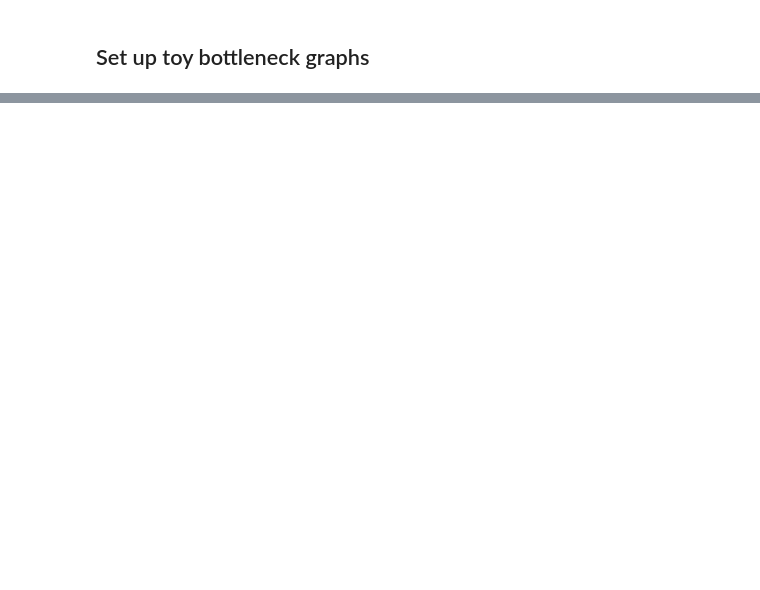
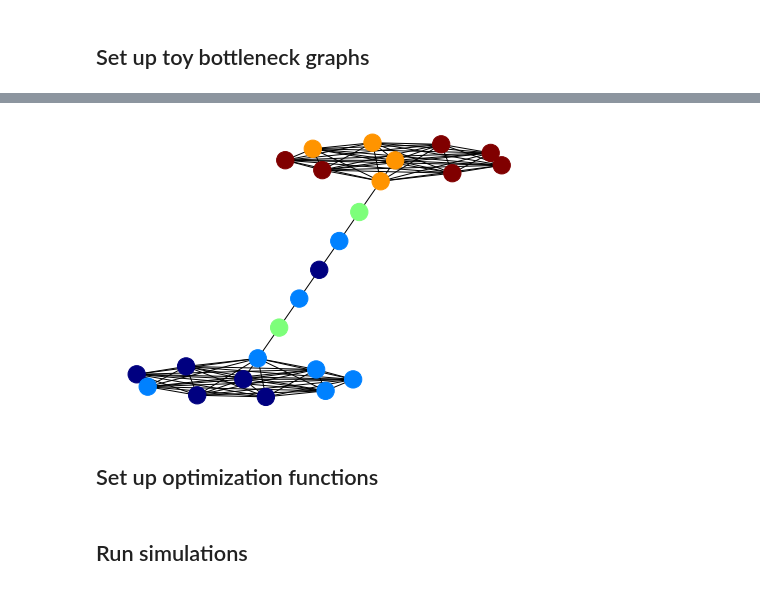
Before and after one commit to vrdi/shortbursts-gingles, a Jupyter notebook: toy_models/bottleneck.ipynb, the cells around one changed output, grey strips where cells are left out. Drawn from its saved outputs; the diff is of its cells as text; code cells hidden in the pictures; blank space fills up the shorter version.

```diff
--- a/toy_models/bottleneck.ipynb
+++ b/toy_models/bottleneck.ipynb
@@ -12,25 +12,3 @@ from itertools import product
 import networkx as nx
 # %% [markdown]
 ## Set up toy bottleneck graphs
-# %%
-## returns a bottle neck graph with two complete graphs (one positive scoring
-## and one negative scoring) connected by a path graph which scores highest on the endpoints and lowest in the center.
-def bottle_neck_graph(k_size, p_size, score="w"):
-    pos = nx.complete_graph(k_size)
-    neg = nx.complete_graph(k_size)
-    path = nx.path_graph(p_size)
-
-    ## Set up weights on subgraphs
-    for n in pos.nodes():
-        pos.node[n][score] = random.uniform(0,10)
-    for n in neg.nodes():
-        neg.node[n][score] = random.uniform(-10,0)
-
-    path_len = len(path.nodes)
-    for n in range(int(np.ceil(path_len / 2))):
-        path.node[n][score] = path.node[path_len-n-1][score] = -n
-
-    ## merge graphs and add edges from path
-    G = nx.disjoint_union_all([pos, path, neg])
-    G.add_edges_from([(k_size-1,k_size), (k_size+p_size-1,k_size+p_size)])
-    return G
@@ -367,0 +115,8 @@ vsb40 = [variable_short_bursts(H_prime, iters, "w", start, stuck_buffer=40) for
+# %%
+G = bottle_neck_graph(10,5)
+nx.draw_kamada_kawai(G, node_color=[G.nodes[n]["w"] for n in G.nodes], cmap="jet")
+# plt.savefig("plots/bottleneck_graph.png")
+# %% [output]
+[figure, added]
+# %% [markdown]
+## Set up optimization functions
@@ -367,0 +236,2 @@ vsb40 = [variable_short_bursts(H_prime, iters, "w", start, stuck_buffer=40) for
+# %% [markdown]
+## Run simulations
```
Also changed, not shown: parts of 55 cells of this notebook, 2 other files.
